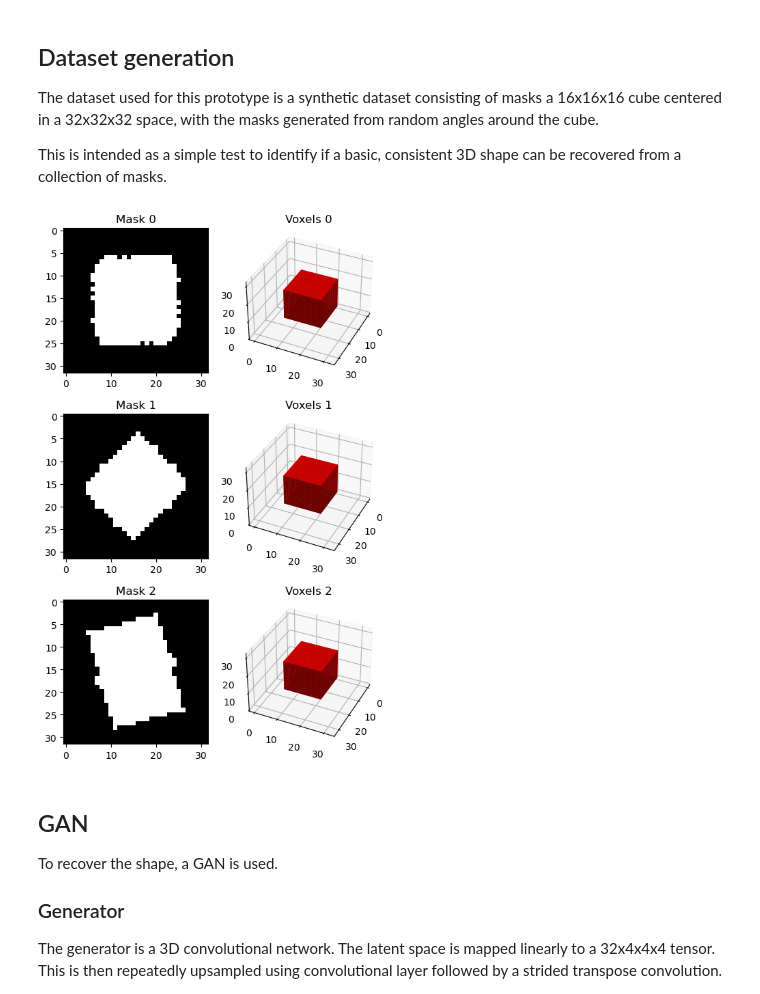
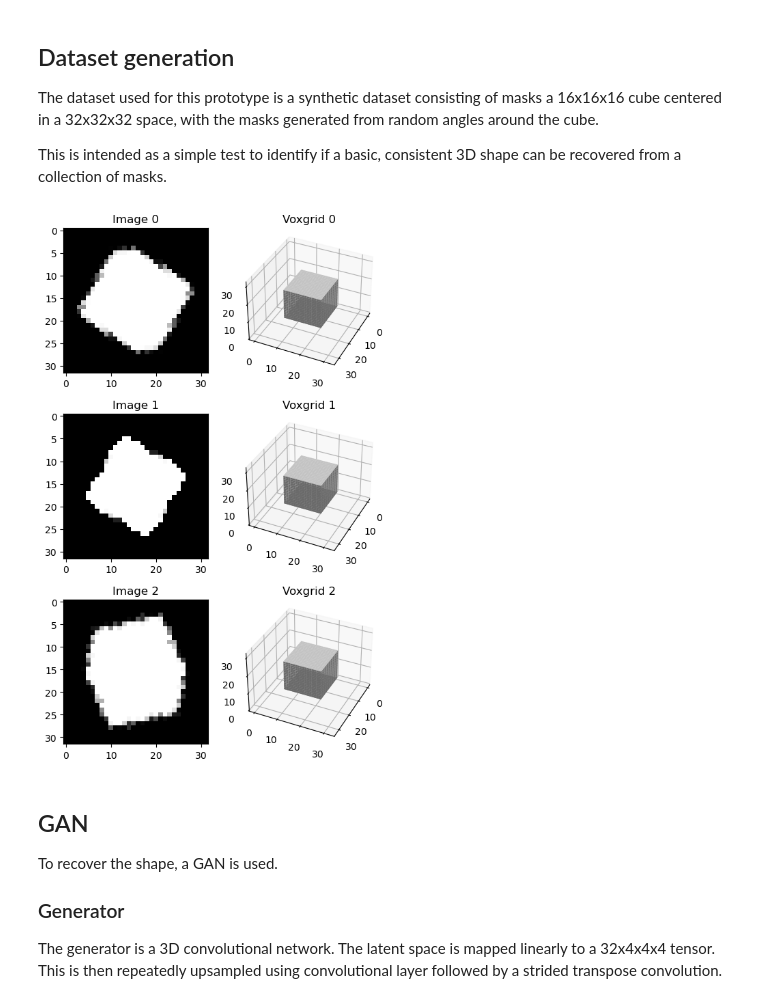
Before and after one commit to xietanu/cell_generation, a Jupyter notebook: cube.ipynb, the cells around one changed output. Drawn from its saved outputs; the diff is of its cells as text; code cells hidden in the pictures.

```diff
--- a/cube.ipynb
+++ b/cube.ipynb
@@ -21,30 +23,30 @@ This is intended as a simple test to identify if a basic, consistent 3D shape ca
 # %%
 SIDE_RANGE = (16, 16)
 IMAGE_SIZE = (32, 32)
 SPACE_SIZE = (32, 32, 32)
 BATCH_SIZE = 100
 
 train_auto_dataset = datasets.synth.Cuboid(SIDE_RANGE, SPACE_SIZE, 1000, train=True)
 val_auto_dataset = datasets.synth.Cuboid(SIDE_RANGE, SPACE_SIZE, 100)
 
 train_auto_loader = torch.utils.data.DataLoader(
     train_auto_dataset, batch_size=BATCH_SIZE, shuffle=True
 )
 val_auto_loader = torch.utils.data.DataLoader(val_auto_dataset, batch_size=BATCH_SIZE)
 
 display.grid(
     [
         [
-            (f"Mask {i}", train_auto_dataset[i][0]),
-            (f"Voxels {i}", train_auto_dataset[i][1][1]),
+            metaimage.Mask(train_auto_dataset[i][0], title=f"Image {i}"),
+            voxgrid.VoxGrid(train_auto_dataset[i][1][1], title=f"Voxgrid {i}"),
         ]
         for i in range(3)
     ],
     figsize=(6, 10),
 )
 display.show()
 # %% [output]
-[figure, old version]
+[figure, new version]
 # %% [markdown]
 ## GAN
 
```
Also changed, not shown: parts of 5 cells of this notebook, 3 other files.
